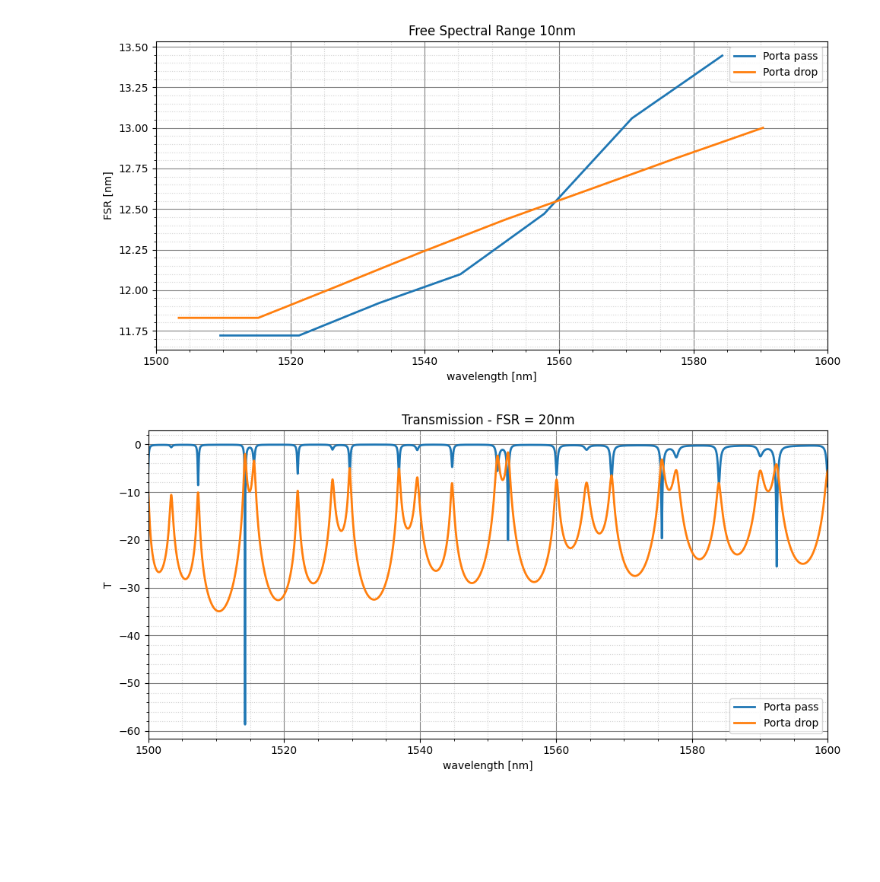
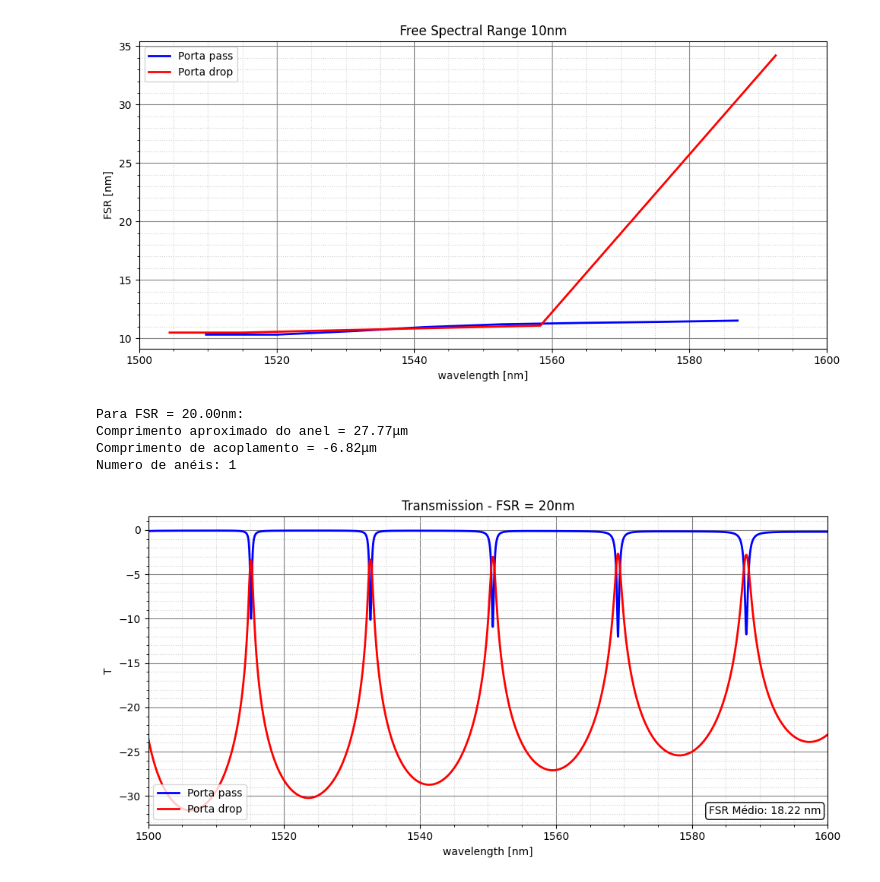
Before and after one commit to EdilbertoElias/Ring-Resonator, a Jupyter notebook: PDK/Ring_ressonator_PDK.ipynb, the cells around one changed output. Drawn from its saved outputs; the diff is of its cells as text; code cells hidden in the pictures; blank space fills up the shorter version.

```diff
--- a/PDK/Ring_ressonator_PDK.ipynb
+++ b/PDK/Ring_ressonator_PDK.ipynb
@@ -28,7 +28,7 @@ file = 'ring_ressonator_PDK'
 FSR = [1*nm, 10*nm, 20*nm]
 # %%
 def calcular_Lc (valor_Lr):
-    valor_Lc = valor_Lr - 2*np.pi*radius - 2*Lc_pdk
+    valor_Lc = valor_Lr - 2*np.pi*radius
     return valor_Lc
 # %%
 def calcular_Lr (valor_fsr):
@@ -442,8 +524,8 @@ fsrplot_2_10 = np.array(FSR_2["'TE' free spectral range (m)"])
 fig2 = plt.figure(figsize=(10,5))
 ax2 = fig2.add_subplot(111)
 
-plt.plot(wavelength_1_10/nm, fsrplot_1_10/nm, label = 'Porta pass', linewidth=2)
-plt.plot(wavelength_2_10/nm, fsrplot_2_10/nm, label = 'Porta drop', linewidth=2)
+plt.plot(wavelength_1_10/nm, fsrplot_1_10/nm, label = 'Porta pass', linewidth=2, color='blue')
+plt.plot(wavelength_2_10/nm, fsrplot_2_10/nm, label = 'Porta drop', linewidth=2, color='red')
 
 plt.axvline(x=valor_lambda, color='k', linestyle='--')
 
@@ -461,7 +543,23 @@ plt.tight_layout()
 plt.savefig('FSR - 10nm.png')
 plt.show()
 # %% [output]
-[figure, old version]
+[figure, new version]
+# %%
+Lc_pdk = 5*um
+Lr = calcular_Lr(FSR[2])
+Lc[2] = calcular_Lc(Lr - 2*Lc_pdk)/2
+
+if Lc[0] < 0:
+    print(f'Não é possível contruir ring resonator com um {num_anel[2]} anéis para FSR = {FSR[2]/nm}nm')
+    num_anel[2] = num_anel[2] + 1
+
+else:
+    print(f'Para FSR = {FSR[2]/nm:.2f}nm:\nComprimento aproximado do anel = {Lr/um:.2f}\u03BCm\nComprimento de acoplamento = {Lc[2]/um:.2f}\u03BCm\nNumero de anéis: {num_anel[2]}\n')
+# %% [output]
+Para FSR = 20.00nm:
+Comprimento aproximado do anel = 27.77μm
+Comprimento de acoplamento = -6.82μm
+Numero de anéis: 1
 # %%
 interApi.switchtolayout()
 
@@ -483,8 +581,8 @@ for i in range(num_anel[2]):
     interApi.setposition(f'Acoplador_Direcional_inf_{i+1}', x_acoplador_direcional_inf, y_acoplador_direcional_inf + i*2*distancia)
     interApi.set('coupling_length', Lc_pdk)
 # %%
-for i in range(num_anel[2]):
-    if num_anel[2] > 1:
+for i in range(num_anel[1]):
+    if num_anel[1] > 1:
         interApi.select(f'WGD_esquerdo_{i+1}')
         interApi.delete()
         interApi.select(f'WGD_direito_{i+1}')
@@ -513,16 +611,22 @@ for i in range(num_anel[2]):
         interApi.addelement('ebeam_wg_integral_1550')
         interApi.set('name', f'WGD_esquerdo_{i+1}')
         interApi.setposition(f'WGD_esquerdo_{i+1}', x_waveguide_esquerdo, y_waveguide_esquerdo + i*2*distancia)
-        interApi.set('wg_length', Lc[2])
+        interApi.set('wg_length', Lc[1])
         interApi.set('wg_width', wg_width)
         interApi.set('Rotated', 45)
 
         interApi.addelement('ebeam_wg_integral_1550')
         interApi.set('name', f'WGD_direito_{i+1}')
         interApi.setposition(f'WGD_direito_{i+1}', x_waveguide_direito, y_waveguide_direito + i*2*distancia)
-        interApi.set('wg_length', Lc[2])
+        interApi.set('wg_length', Lc[1])
         interApi.set('wg_width', wg_width)
         interApi.set('Rotated', 45)
+
+if Lc[1] <= 0.01:
+    interApi.select(f'WGD_esquerdo_{i+1}')
+    interApi.delete()
+    interApi.select(f'WGD_direito_{i+1}')
+    interApi.delete()
 # %%
 interApi.connect('ONA', 'output', f'Acoplador_Direcional_sup_1', 'opt_1')
 
@@ -568,27 +680,44 @@ transmission_2 = np.array(FSR_2["'TE' gain (dB)"])
 # %%
 fig3 = plt.figure(figsize=(10,5))
 ax3 = fig3.add_subplot(111)
 
-plt.plot(wavelength_1/nm, transmission_1, label = 'Porta pass', linewidth=2)
-plt.plot(wavelength_2/nm, transmission_2, label = 'Porta drop', linewidth=2)
+plt.plot(wavelength_1/nm, transmission_1, label = 'Porta pass', linewidth=2, color='blue')
+plt.plot(wavelength_2/nm, transmission_2, label = 'Porta drop', linewidth=2, color='red')
 
 plt.axvline(x=valor_lambda, color='k', linestyle='--')
 
 plt.xlabel(r'wavelength [nm]')
 plt.ylabel('T')
 plt.xlim([start_wavelenth/nm, stop_wavelenth/nm])
 plt.title(r'Transmission - FSR = 20nm')
-plt.legend(loc='best')
+plt.legend(loc='lower left')
 plt.grid(which='major', color='gray', linestyle='-')
 plt.grid(which='minor', color='lightgray', linestyle=':')
+
+wavelength = wavelength_1/nm
+transmission = transmission_1
+
+vales, _ = find_peaks(-transmission)
+
+vales_wavelengths = wavelength[vales]
+
+distancias_entre_vales = -np.diff(vales_wavelengths)
+
+fsr_medio = np.mean(distancias_entre_vales)
+
+plt.annotate(f'FSR Médio: {fsr_medio:.2f} nm',
+             xy=(wavelength.max()-1, transmission.min()-20),
+             fontsize=10, color='black',
+             bbox=dict(facecolor='white', edgecolor='black', boxstyle='round,pad=0.3'),
+             ha='right')
 
 plt.minorticks_on()
 
 plt.tight_layout()
 plt.savefig('T - 20nm.png')
 plt.show()
 # %% [output]
-[figure, old version]
+[figure, new version]
 # %%
 FSR_1 = interApi.getresult('ONA', 'input 1/mode 1/peak/free spectral range')
 FSR_2 = interApi.getresult('ONA', 'input 2/mode 1/peak/free spectral range')
```
Also changed, not shown: parts of 16 cells of this notebook.
